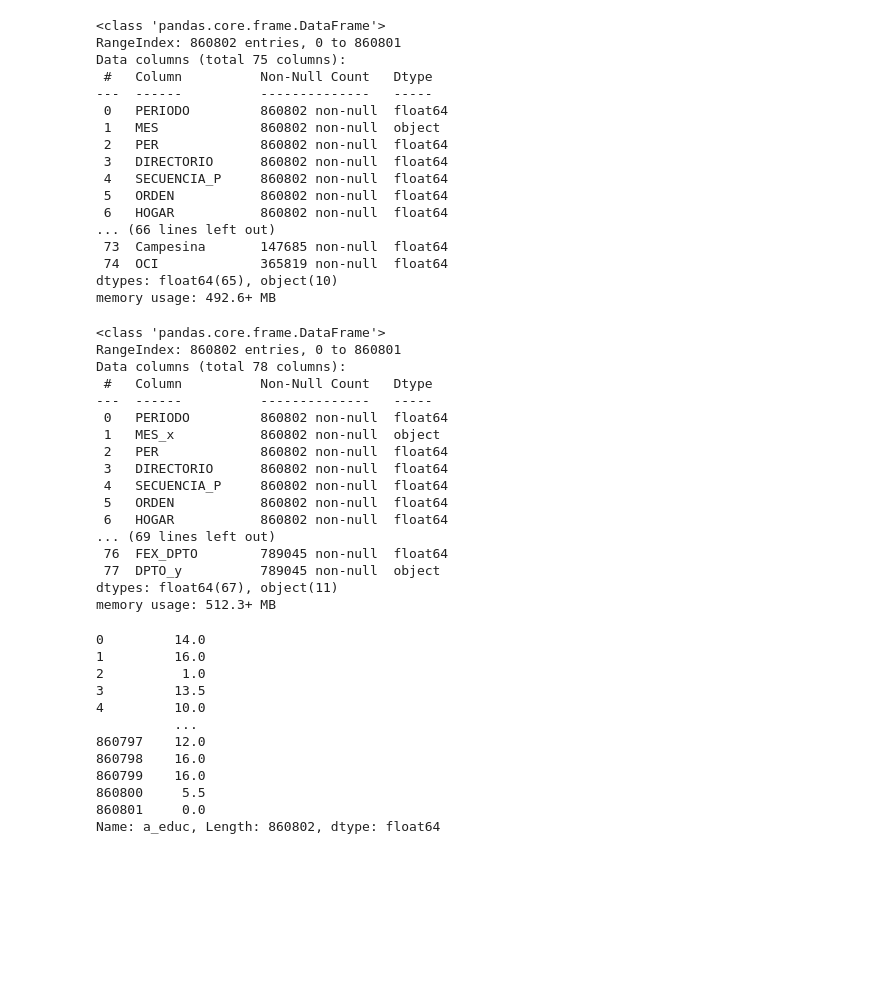
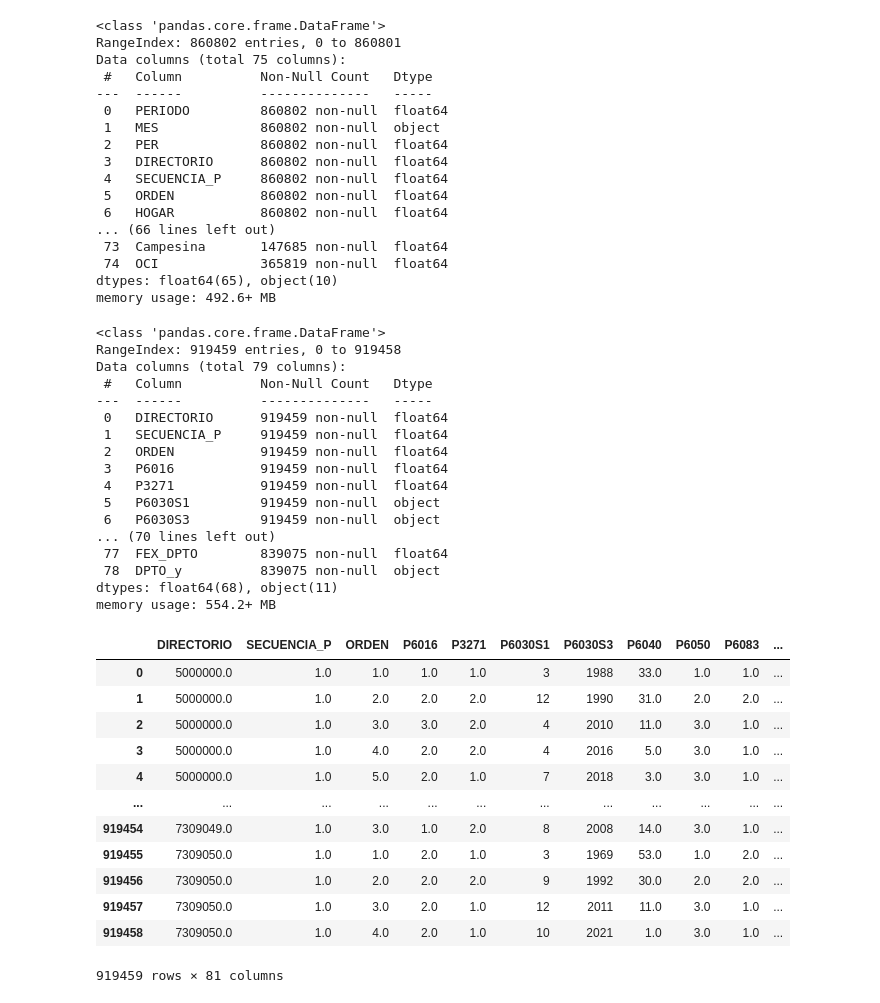
Before and after one commit to Orionshelo/ArCo, a Jupyter notebook: 2024 12 18 - Archivo DTA GEIH.ipynb, the cells around one changed output. Cells and saved outputs as stored; diff of their text form; code cells hidden in the pictures; blank space fills up the shorter version.

```diff
--- a/2024 12 18 - Archivo DTA GEIH.ipynb
+++ b/2024 12 18 - Archivo DTA GEIH.ipynb
@@ -280,28 +280,28 @@ base_final_2022['OCI'] = base_final_2022['OCI'].astype('float64')
 base_final_2023['OCI'] = base_final_2023['OCI'].astype('float64')
 # %%
 base_2022_fex = pd.merge(base_final_2022, total_22, on=['DIRECTORIO', 'SECUENCIA_P', 'ORDEN'], how="outer")
-#base_2022_fex.info()
+base_2022_fex.info()
 
 base_2023_fex = pd.merge(base_final_2023, total_23, on=['DIRECTORIO', 'SECUENCIA_P', 'ORDEN'], how="outer")
-base_2023_fex.info()
+#base_2023_fex.info()
 # %% [output]
 <class 'pandas.core.frame.DataFrame'>
-RangeIndex: 860802 entries, 0 to 860801
-Data columns (total 78 columns):
+RangeIndex: 919459 entries, 0 to 919458
+Data columns (total 79 columns):
  #   Column          Non-Null Count   Dtype
 ---  ------          --------------   -----
- 0   PERIODO         860802 non-null  float64
- 1   MES_x           860802 non-null  object
- 2   PER             860802 non-null  float64
- 3   DIRECTORIO      860802 non-null  float64
- 4   SECUENCIA_P     860802 non-null  float64
- 5   ORDEN           860802 non-null  float64
- 6   HOGAR           860802 non-null  float64
-... (69 lines left out)
- 76  FEX_DPTO        789045 non-null  float64
- 77  DPTO_y          789045 non-null  object
-dtypes: float64(67), object(11)
-memory usage: 512.3+ MB
+ 0   DIRECTORIO      919459 non-null  float64
+ 1   SECUENCIA_P     919459 non-null  float64
+ 2   ORDEN           919459 non-null  float64
+ 3   P6016           919459 non-null  float64
+ 4   P3271           919459 non-null  float64
+ 5   P6030S1         919459 non-null  object
+ 6   P6030S3         919459 non-null  object
+... (70 lines left out)
+ 77  FEX_DPTO        839075 non-null  float64
+ 78  DPTO_y          839075 non-null  object
+dtypes: float64(68), object(11)
+memory usage: 554.2+ MB
 # %%
 # Cálculo de la variable 'a_educ' para 2022
 
@@ -319,6 +319,22 @@ row['P3042S1_'] if row['P3042'] in [1, 2, 3] else
 18 + row['P3042S1_'] if row['P3042'] == 13 else
 float('nan') if row['P3042'] == 99 else
 float('nan'), axis=1)
+# %%
+base_2022_fex
+# %% [output]
+|  | DIRECTORIO | SECUENCIA_P | ORDEN | P6016 | P3271 | P6030S1 | P6030S3 | P6040 | P6050 | P6083 | ... |
+| 0 | 5000000.0 | 1.0 | 1.0 | 1.0 | 1.0 | 3 | 1988 | 33.0 | 1.0 | 1.0 | ... |
+| 1 | 5000000.0 | 1.0 | 2.0 | 2.0 | 2.0 | 12 | 1990 | 31.0 | 2.0 | 2.0 | ... |
+| 2 | 5000000.0 | 1.0 | 3.0 | 3.0 | 2.0 | 4 | 2010 | 11.0 | 3.0 | 1.0 | ... |
+| 3 | 5000000.0 | 1.0 | 4.0 | 2.0 | 2.0 | 4 | 2016 | 5.0 | 3.0 | 1.0 | ... |
+| 4 | 5000000.0 | 1.0 | 5.0 | 2.0 | 1.0 | 7 | 2018 | 3.0 | 3.0 | 1.0 | ... |
+| ... | ... | ... | ... | ... | ... | ... | ... | ... | ... | ... | ... |
+| 919454 | 7309049.0 | 1.0 | 3.0 | 1.0 | 2.0 | 8 | 2008 | 14.0 | 3.0 | 1.0 | ... |
+| 919455 | 7309050.0 | 1.0 | 1.0 | 2.0 | 1.0 | 3 | 1969 | 53.0 | 1.0 | 2.0 | ... |
+| 919456 | 7309050.0 | 1.0 | 2.0 | 2.0 | 2.0 | 9 | 1992 | 30.0 | 2.0 | 2.0 | ... |
+| 919457 | 7309050.0 | 1.0 | 3.0 | 2.0 | 1.0 | 12 | 2011 | 11.0 | 3.0 | 1.0 | ... |
+| 919458 | 7309050.0 | 1.0 | 4.0 | 2.0 | 1.0 | 10 | 2021 | 1.0 | 3.0 | 1.0 | ... |
+919459 rows × 81 columns
 # %%
 # Cálculo de la variable 'a_educ' para 2023
 
@@ -336,18 +352,3 @@ row['P3042S1_'] if row['P3042'] in [1, 2, 3] else
 18 + row['P3042S1_'] if row['P3042'] == 13 else
 float('nan') if row['P3042'] == 99 else
 float('nan'), axis=1)
-# %%
-print(base_2023_fex['a_educ'])
-# %% [output]
-0         14.0
-1         16.0
-2          1.0
-3         13.5
-4         10.0
-          ...
-860797    12.0
-860798    16.0
-860799    16.0
-860800     5.5
-860801     0.0
-Name: a_educ, Length: 860802, dtype: float64
```
Also changed, not shown: parts of 10 cells of this notebook.
